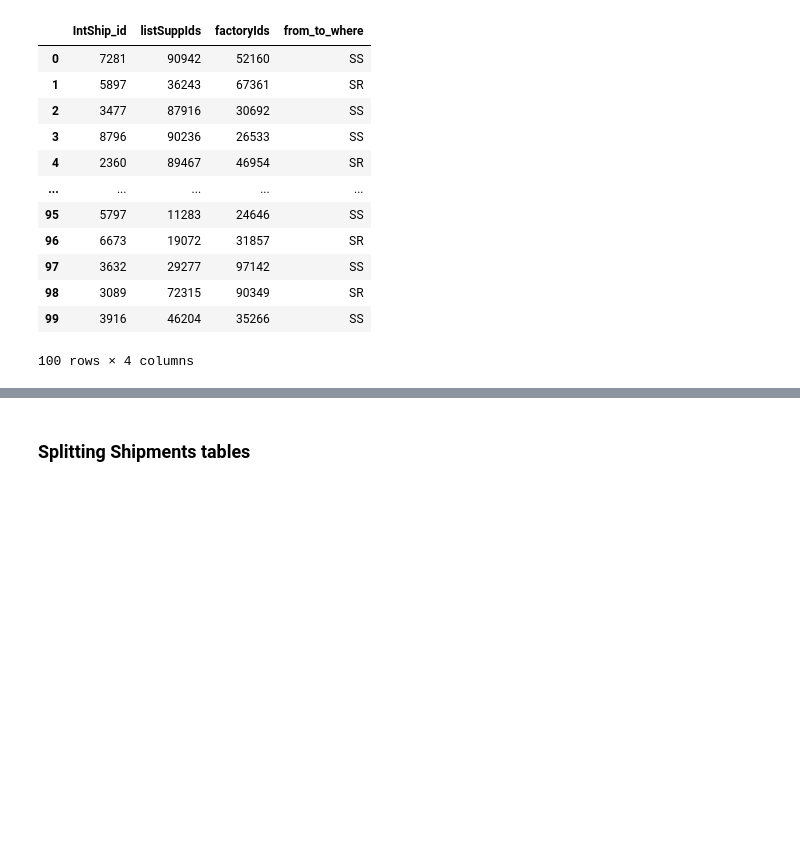
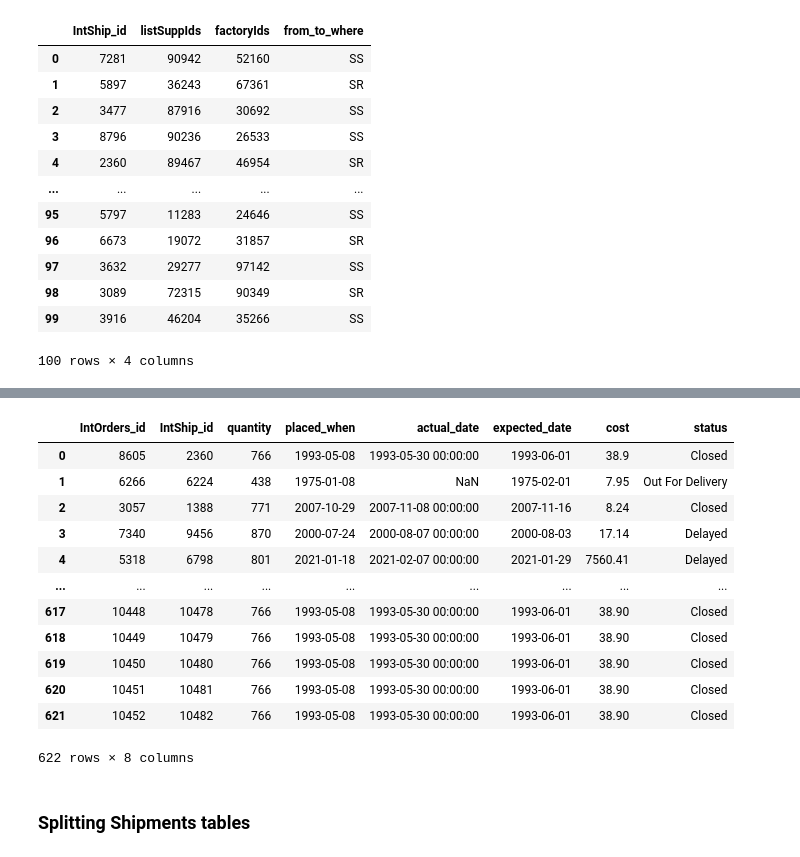
Before and after one commit to omargalal20/Supply-Chain-Data-Analysis, a Jupyter notebook: Copy_of_Data_Transformation.ipynb, the cells around one changed output, grey strips where cells are left out. Cells and saved outputs as stored; diff of their text form; code cells hidden in the pictures; blank space fills up the shorter version.

```diff
--- a/Copy_of_Data_Transformation.ipynb
+++ b/Copy_of_Data_Transformation.ipynb
@@ -364,3 +412,19 @@ for r in range(len(All_dfs["manufacturing"])):
+# %%
+All_dfs["internalorders"]
+# %% [output]
+|  | IntOrders_id | IntShip_id | quantity | placed_when | actual_date | expected_date | cost | status |
+| 0 | 8605 | 2360 | 766 | 1993-05-08 | 1993-05-30 00:00:00 | 1993-06-01 | 38.9 | Closed |
+| 1 | 6266 | 6224 | 438 | 1975-01-08 | NaN | 1975-02-01 | 7.95 | Out For Delivery |
+| 2 | 3057 | 1388 | 771 | 2007-10-29 | 2007-11-08 00:00:00 | 2007-11-16 | 8.24 | Closed |
+| 3 | 7340 | 9456 | 870 | 2000-07-24 | 2000-08-07 00:00:00 | 2000-08-03 | 17.14 | Delayed |
+| 4 | 5318 | 6798 | 801 | 2021-01-18 | 2021-02-07 00:00:00 | 2021-01-29 | 7560.41 | Delayed |
+| ... | ... | ... | ... | ... | ... | ... | ... | ... |
+| 617 | 10448 | 10478 | 766 | 1993-05-08 | 1993-05-30 00:00:00 | 1993-06-01 | 38.90 | Closed |
+| 618 | 10449 | 10479 | 766 | 1993-05-08 | 1993-05-30 00:00:00 | 1993-06-01 | 38.90 | Closed |
+| 619 | 10450 | 10480 | 766 | 1993-05-08 | 1993-05-30 00:00:00 | 1993-06-01 | 38.90 | Closed |
+| 620 | 10451 | 10481 | 766 | 1993-05-08 | 1993-05-30 00:00:00 | 1993-06-01 | 38.90 | Closed |
+| 621 | 10452 | 10482 | 766 | 1993-05-08 | 1993-05-30 00:00:00 | 1993-06-01 | 38.90 | Closed |
+622 rows × 8 columns
 # %% [markdown]
 ### Splitting Shipments tables
 # %%
```
Also changed, not shown: parts of 11 cells of this notebook.
